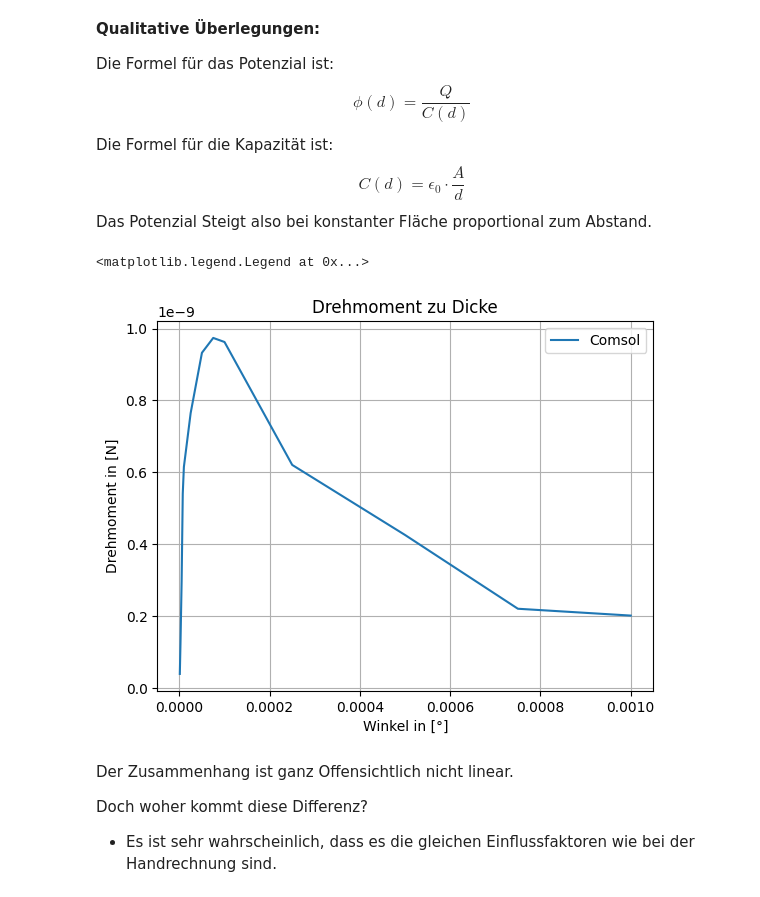
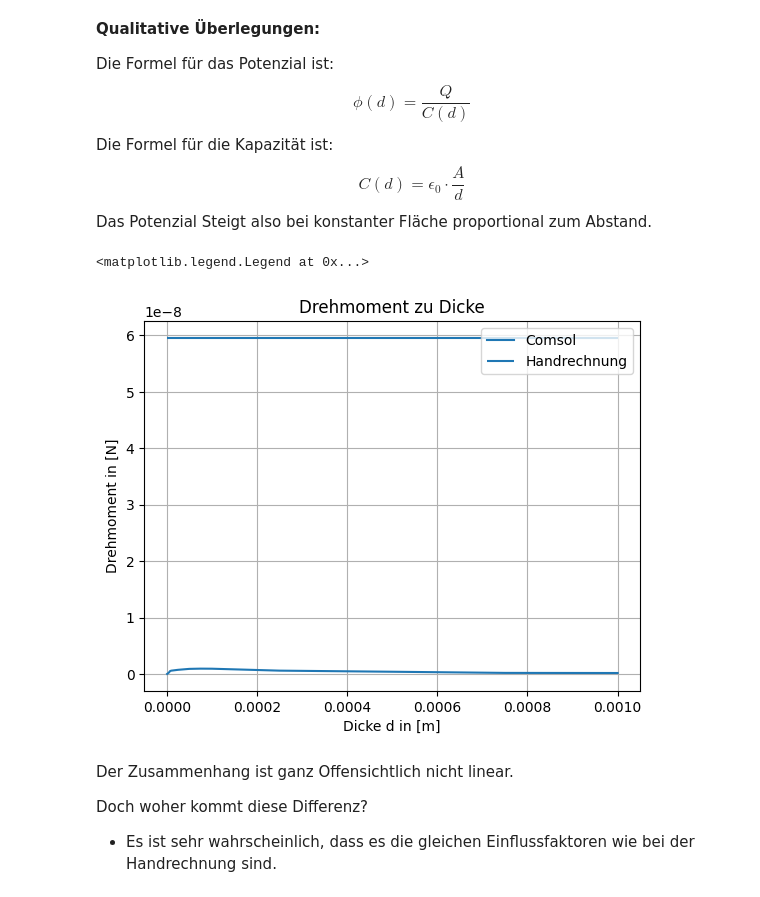
Before and after one commit to HansPeter21/COP_Elektrostatik, a Jupyter notebook: Projekt_ES_Albertin_Schegg.ipynb, the cells around one changed output. Drawn from its saved outputs; the diff is of its cells as text; code cells hidden in the pictures.

```diff
--- a/Projekt_ES_Albertin_Schegg.ipynb
+++ b/Projekt_ES_Albertin_Schegg.ipynb
@@ -220,3 +220,10 @@ $$ M \approx  \frac{\Delta W}{\Delta \alpha} $$
 
 Kraft:
 $$F=\frac{1}{2d}\frac{Q^2}{C}$$
+# %%
+F = 1/(2*d)*(Q**2)/C
+F1 = 1/(2*d)*C*Phi**2
+r = np.array([1.5*10**(-3),0])
+a = np.linalg.norm(r)
+Mf = F*a
+Mf1 = F1*a
@@ -312,16 +327,20 @@ $$ \phi(d) = \frac{Q}{C(d)} $$
 Die Formel für die Kapazität ist:
 $$ C(d) = \epsilon_0 \cdot \frac{A}{d} $$
 Das Potenzial Steigt also bei konstanter Fläche proportional zum Abstand.
+# %%
+Fd = 1/(2)*Q**2/(A30*eps0)
+Mfd = Fd*a
 # %%
 plt.plot(Md["d (m)"], Md["Axial torque (N*m)"], label= "Comsol")
+plt.hlines(xmin=0, xmax=dsweep[-1] , y=Mfd, label= "Handrechnung")
 plt.grid()
 plt.ylabel("Drehmoment in [N]")
-plt.xlabel("Winkel in [°]")
+plt.xlabel("Dicke d in [m]")
 plt.title("Drehmoment zu Dicke")
 plt.legend()
 # %% [output]
 <matplotlib.legend.Legend at 0x...>
-[figure, old version]
+[figure, new version]
 # %% [markdown]
 Der Zusammenhang ist ganz Offensichtlich nicht linear.
 
```
Also changed, not shown: parts of 9 cells of this notebook, 1 other file.
